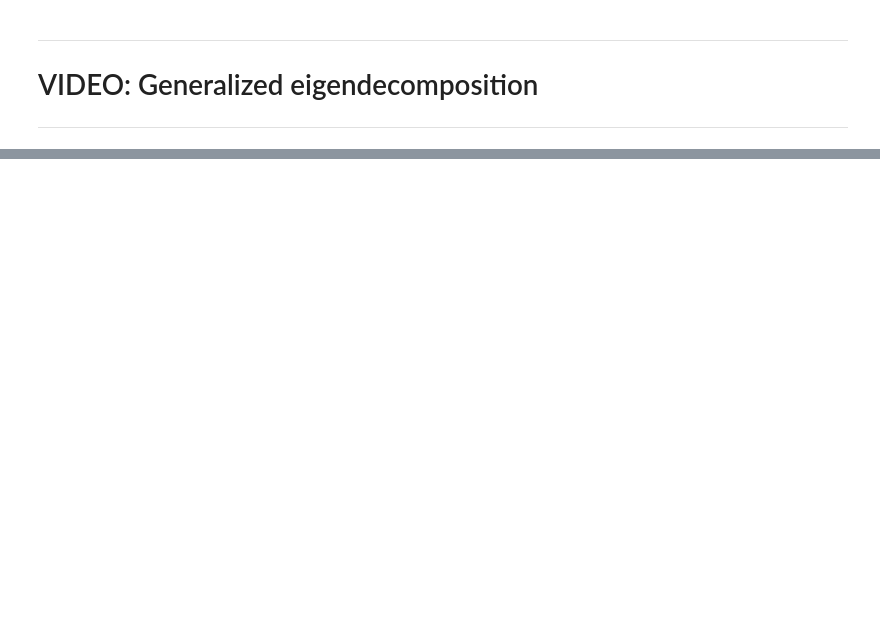
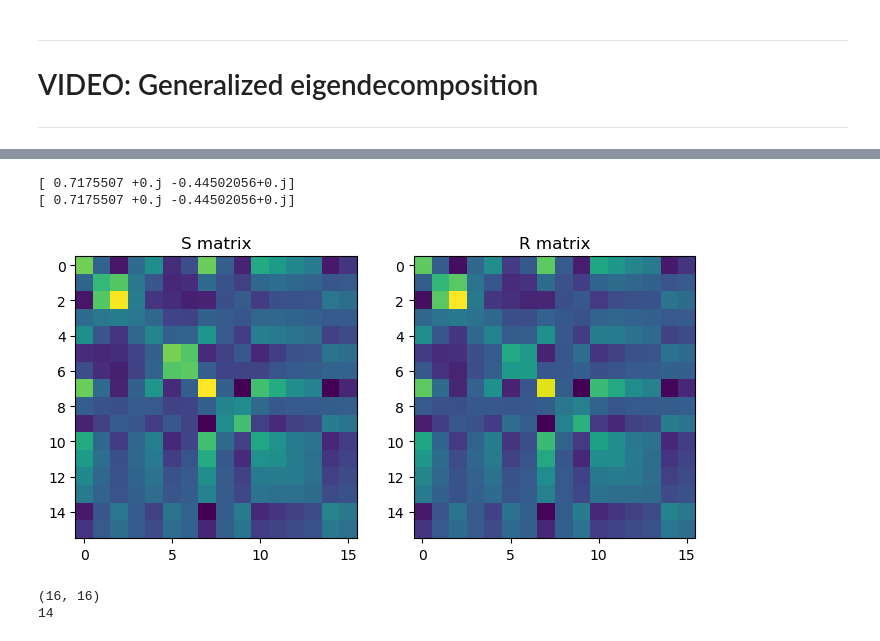
Before and after one commit to kaish-yo/LinearAlgebra_courseMaterials, a Jupyter notebook: 13_eig/LA_eig_allCode.ipynb, the cells around one changed output, grey strips where cells are left out. Saved outputs shown, nothing was run; the diff lists cells and outputs as text; code cells hidden in the pictures; blank space fills up the shorter version.

```diff
--- a/13_eig/LA_eig_allCode.ipynb
+++ b/13_eig/LA_eig_allCode.ipynb
@@ -618,0 +846,37 @@ plt.show()
+# %%
+S = np.random.randn(2,2)
+R = np.random.randn(2,2)
+
+# GED
+Ls, Ws = scipy.linalg.eig(S,R)
+Li, Wi = scipy.linalg.eig(np.linalg.inv(R)@S)
+print(Ls)
+print(Li)
+# %% [output]
+[ 0.7175507 +0.j -0.44502056+0.j]
+[ 0.7175507 +0.j -0.44502056+0.j]
+# %%
+from scipy.io import loadmat
+
+data = loadmat('real_matrices.mat')
+
+S = data['S']
+R = data['R']
+# %%
+# let's have a look...
+fig,ax = plt.subplots(1,2,figsize=(8,5))
+ax[0].imshow(S)
+ax[0].set_title('S matrix')
+
+ax[1].imshow(R)
+ax[1].set_title('R matrix')
+
+plt.show()
+# %% [output]
+[figure, added]
+# %%
+print(np.shape(R))
+print(np.linalg.matrix_rank(R)) # singular matrix -> not invertible
+# %% [output]
+(16, 16)
+14
```
Also changed, not shown: parts of 35 cells of this notebook, 25 other files.
